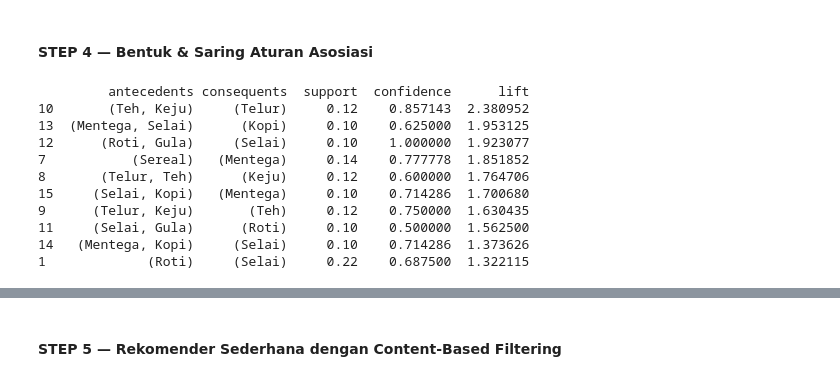
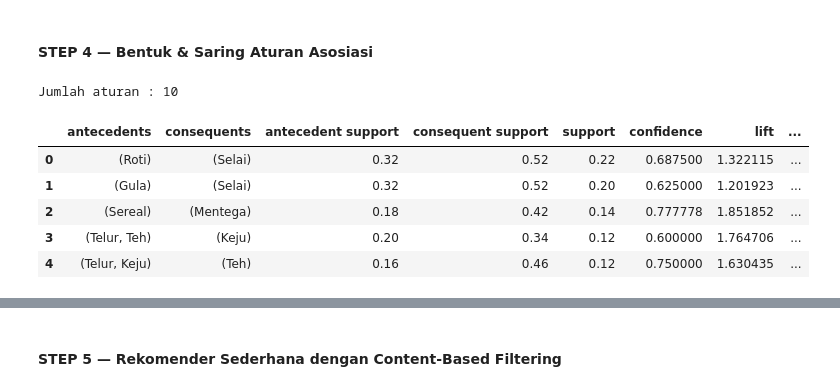
Before and after one commit to mocha-dts/DataScience_240401010041_M.Rochmatullah, a Jupyter notebook: pertemuan12_mochamadrochmatullah_240401010041.ipynb, the cells around one changed output, grey strips where cells are left out. Cells and saved outputs as stored; diff of their text form; code cells hidden in the pictures.

```diff
--- a/pertemuan12_mochamadrochmatullah_240401010041.ipynb
+++ b/pertemuan12_mochamadrochmatullah_240401010041.ipynb
@@ -172,0 +165,17 @@ min_support=0.2: 13 itemset ditemukan
+# %%
+freq_items = apriori(
+    df,
+    min_support=0.1,
+    use_colnames=True
+)
+
+freq_items = freq_items.sort_values(
+    by="support",
+    ascending=False
+)
+
+freq_items["Support (%)"] = (
+    freq_items["support"] * 100
+).round(2)
+
+freq_items.head(10)
@@ -175,21 +196,19 @@ min_support=0.2: 13 itemset ditemukan
 # %%
 from mlxtend.frequent_patterns import association_rules
 
-rules = association_rules(freq_items, metric='confidence',
-                           min_threshold=0.5)
-rules = rules[rules['lift'] > 1].sort_values('lift', ascending=False)
+rules = association_rules(
+    freq_items,
+    metric="confidence",
+    min_threshold=0.6
+)
 
-print(rules[['antecedents', 'consequents',
-             'support', 'confidence', 'lift']].head(10))
+print("Jumlah aturan :", len(rules))
+rules.head()
 # %% [output]
-         antecedents consequents  support  confidence      lift
-10       (Teh, Keju)     (Telur)     0.12    0.857143  2.380952
-13  (Mentega, Selai)      (Kopi)     0.10    0.625000  1.953125
-12      (Roti, Gula)     (Selai)     0.10    1.000000  1.923077
-7           (Sereal)   (Mentega)     0.14    0.777778  1.851852
-8       (Telur, Teh)      (Keju)     0.12    0.600000  1.764706
-15     (Selai, Kopi)   (Mentega)     0.10    0.714286  1.700680
-9      (Telur, Keju)       (Teh)     0.12    0.750000  1.630435
-11     (Selai, Gula)      (Roti)     0.10    0.500000  1.562500
-14   (Mentega, Kopi)     (Selai)     0.10    0.714286  1.373626
-1             (Roti)     (Selai)     0.22    0.687500  1.322115
+Jumlah aturan : 10
+|  | antecedents | consequents | antecedent support | consequent support | support | confidence | lift | ... |
+| 0 | (Roti) | (Selai) | 0.32 | 0.52 | 0.22 | 0.687500 | 1.322115 | ... |
+| 1 | (Gula) | (Selai) | 0.32 | 0.52 | 0.20 | 0.625000 | 1.201923 | ... |
+| 2 | (Sereal) | (Mentega) | 0.18 | 0.42 | 0.14 | 0.777778 | 1.851852 | ... |
+| 3 | (Telur, Teh) | (Keju) | 0.20 | 0.34 | 0.12 | 0.600000 | 1.764706 | ... |
+| 4 | (Telur, Keju) | (Teh) | 0.16 | 0.46 | 0.12 | 0.750000 | 1.630435 | ... |
```
Also changed, not shown: parts of 18 cells of this notebook.
